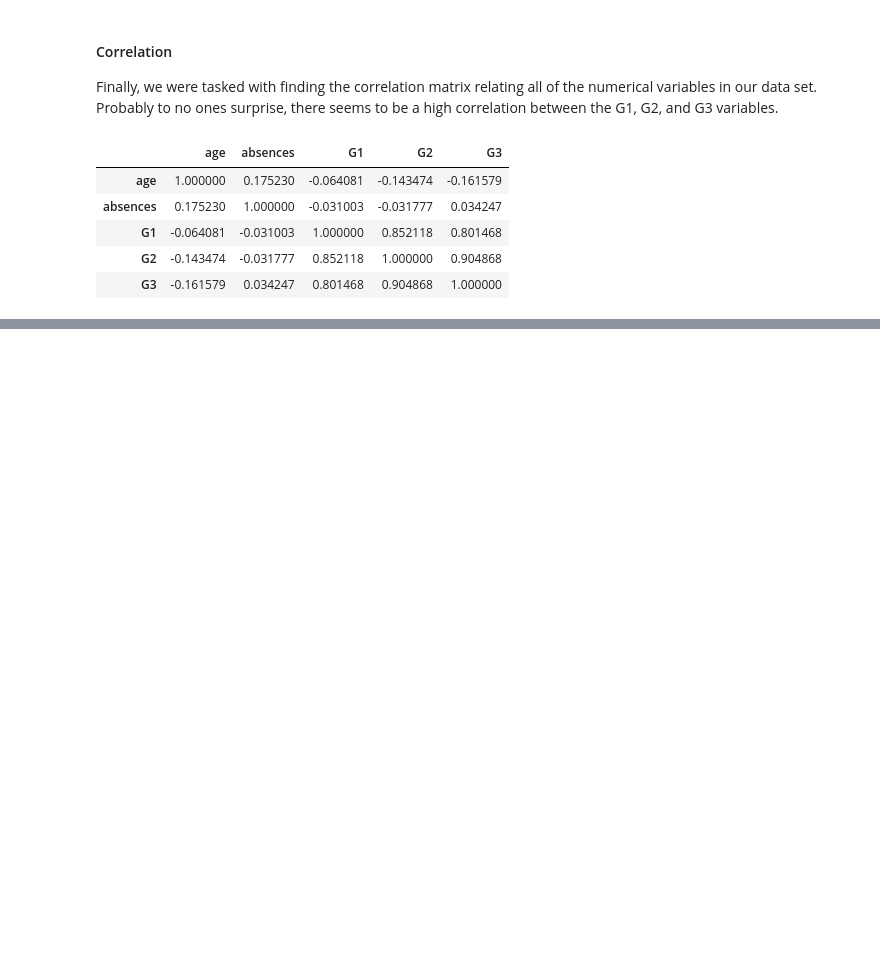
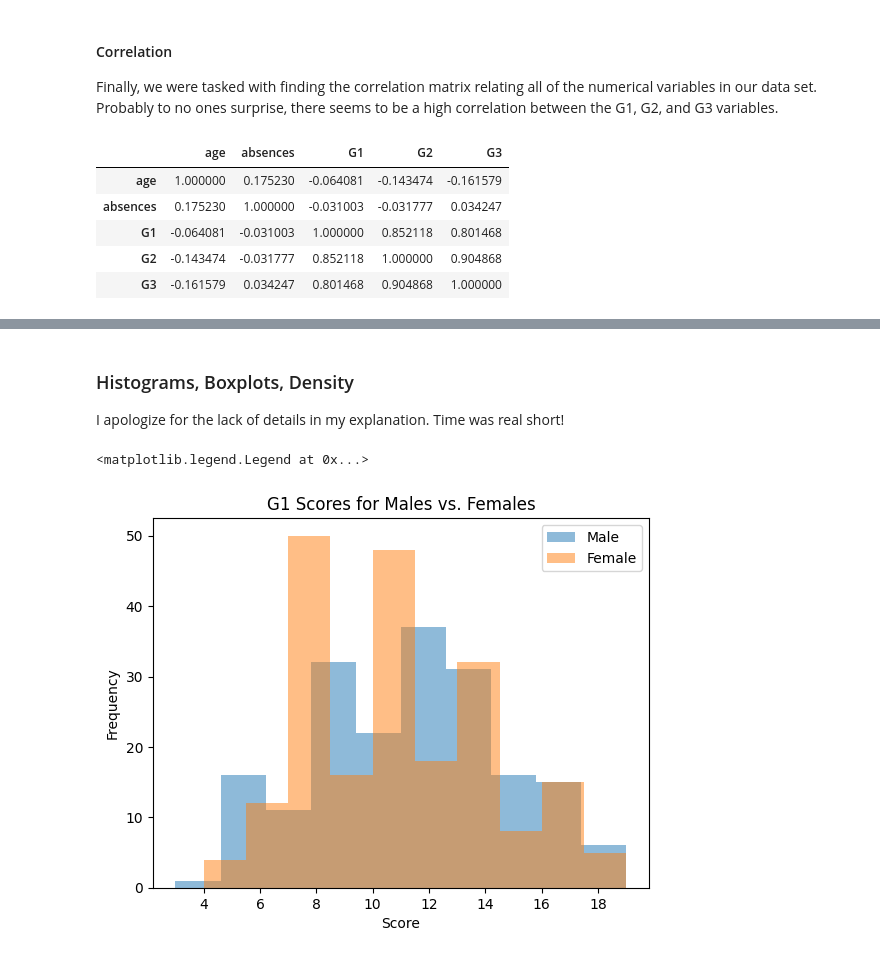
Before and after one commit to evandwh/ST554---Spring-2026---NCSU, a Jupyter notebook: Whitfield_ST554_HW4.ipynb, the cells around one changed output, grey strips where cells are left out. Cells and saved outputs as stored; diff of their text form; code cells hidden in the pictures; blank space fills up the shorter version.

```diff
--- a/Whitfield_ST554_HW4.ipynb
+++ b/Whitfield_ST554_HW4.ipynb
@@ -254,0 +318,20 @@ student_data[["age", "absences", "G1", "G2", "G3"]].corr()
+# %% [markdown]
+### Histograms, Boxplots, Density
+I apologize for the lack of details in my explanation. Time was real short!
+# %%
+G1_male = student_data.loc[student_data.sexC == "Male", "G1"] #series for male G1 scores
+G1_female = student_data.loc[student_data.sexC == "Female", "G1"] #series for female G1 score
+
+G2_male = student_data.loc[student_data.sexC == "Male", "G2"] #series for male G2 scores
+G2_female = student_data.loc[student_data.sexC == "Female", "G2"] #series for female G2 score
+
+G3_male = student_data.loc[student_data.sexC == "Male", "G3"] #series for male G3 scores
+G3_female = student_data.loc[student_data.sexC == "Female", "G3"] #series for female G3 score
+# %%
+G1_male.plot.hist(alpha = 0.5, label = "Male",
+                   title = "G1 Scores for Males vs. Females")
+G1_female.plot.hist(alpha = 0.5, label = "Female").set(xlabel = "Score")
+plt.legend()
+# %% [output]
+<matplotlib.legend.Legend at 0x...>
+[figure, added]
```
Also changed, not shown: parts of 31 cells of this notebook.
